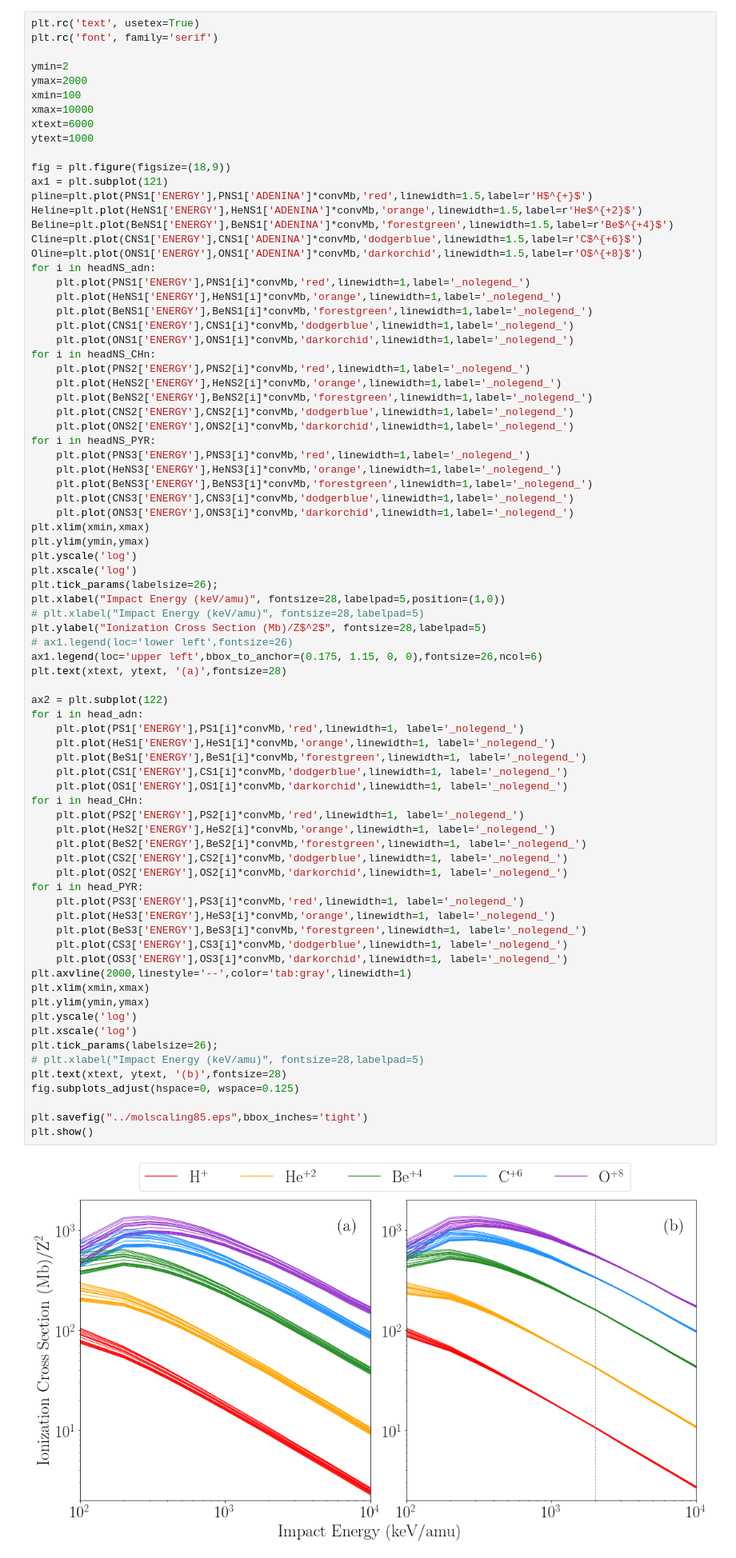
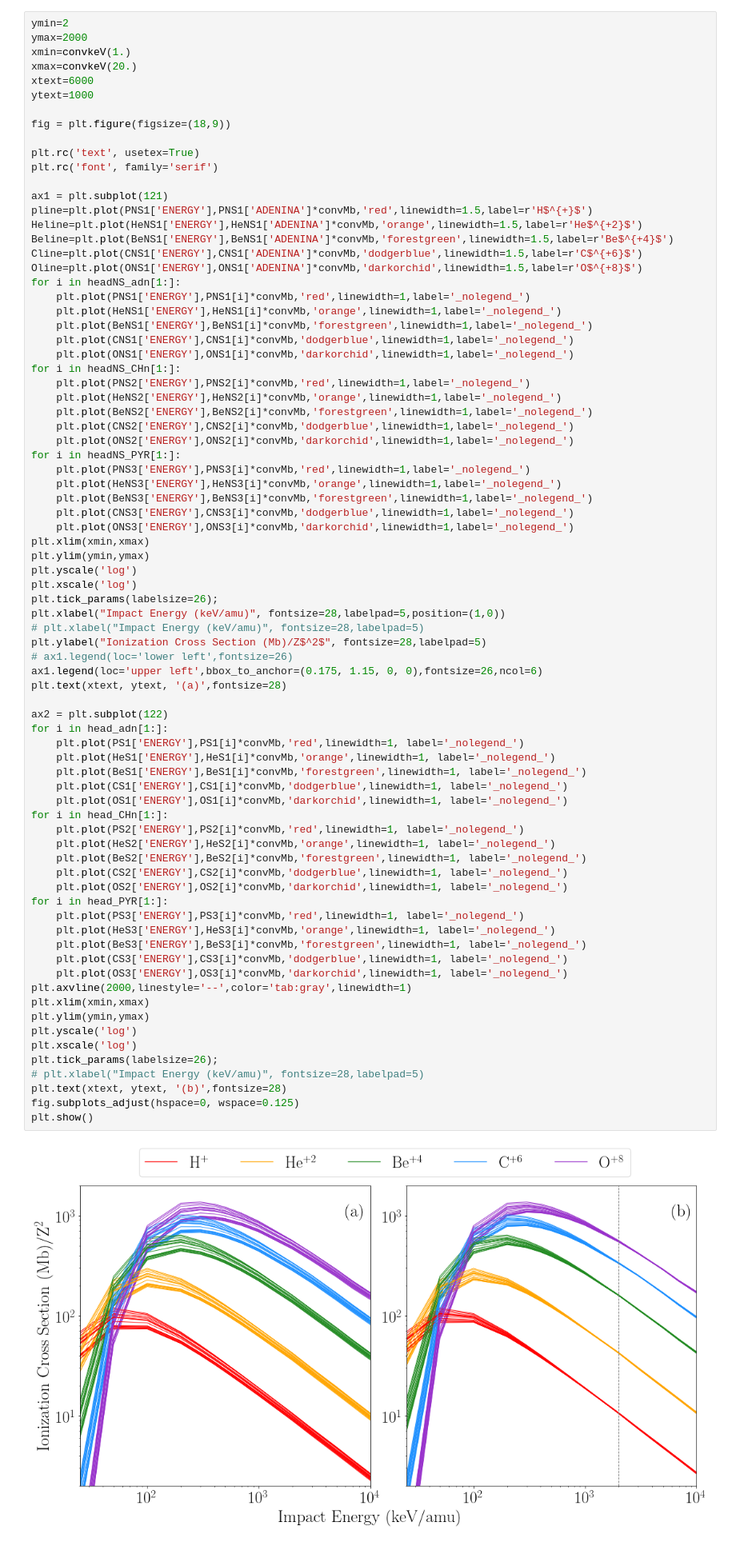
Before and after one commit to xiaogaogaoxiao/ionmol_stoi, a Jupyter notebook: figuras/graphs/molscaling.ipynb, the cells around one changed output. Shown at 80% size. Cells and saved outputs as stored; diff of their text form.

```diff
--- a/figuras/graphs/molscaling.ipynb
+++ b/figuras/graphs/molscaling.ipynb
@@ -69,34 +52,35 @@ def convkeV(x):
 # %%
-plt.rc('text', usetex=True)
-plt.rc('font', family='serif')
-
 ymin=2
 ymax=2000
-xmin=100
-xmax=10000
+xmin=convkeV(1.)
+xmax=convkeV(20.)
 xtext=6000
 ytext=1000
 
 fig = plt.figure(figsize=(18,9))
+
+plt.rc('text', usetex=True)
+plt.rc('font', family='serif')
+
 ax1 = plt.subplot(121)
 pline=plt.plot(PNS1['ENERGY'],PNS1['ADENINA']*convMb,'red',linewidth=1.5,label=r'H$^{+}$')
 Heline=plt.plot(HeNS1['ENERGY'],HeNS1['ADENINA']*convMb,'orange',linewidth=1.5,label=r'He$^{+2}$')
 Beline=plt.plot(BeNS1['ENERGY'],BeNS1['ADENINA']*convMb,'forestgreen',linewidth=1.5,label=r'Be$^{+4}$')
 Cline=plt.plot(CNS1['ENERGY'],CNS1['ADENINA']*convMb,'dodgerblue',linewidth=1.5,label=r'C$^{+6}$')
 Oline=plt.plot(ONS1['ENERGY'],ONS1['ADENINA']*convMb,'darkorchid',linewidth=1.5,label=r'O$^{+8}$')
-for i in headNS_adn:
+for i in headNS_adn[1:]:
     plt.plot(PNS1['ENERGY'],PNS1[i]*convMb,'red',linewidth=1,label='_nolegend_')
     plt.plot(HeNS1['ENERGY'],HeNS1[i]*convMb,'orange',linewidth=1,label='_nolegend_')
     plt.plot(BeNS1['ENERGY'],BeNS1[i]*convMb,'forestgreen',linewidth=1,label='_nolegend_')
     plt.plot(CNS1['ENERGY'],CNS1[i]*convMb,'dodgerblue',linewidth=1,label='_nolegend_')
     plt.plot(ONS1['ENERGY'],ONS1[i]*convMb,'darkorchid',linewidth=1,label='_nolegend_')
-for i in headNS_CHn:
+for i in headNS_CHn[1:]:
     plt.plot(PNS2['ENERGY'],PNS2[i]*convMb,'red',linewidth=1,label='_nolegend_')
     plt.plot(HeNS2['ENERGY'],HeNS2[i]*convMb,'orange',linewidth=1,label='_nolegend_')
     plt.plot(BeNS2['ENERGY'],BeNS2[i]*convMb,'forestgreen',linewidth=1,label='_nolegend_')
     plt.plot(CNS2['ENERGY'],CNS2[i]*convMb,'dodgerblue',linewidth=1,label='_nolegend_')
     plt.plot(ONS2['ENERGY'],ONS2[i]*convMb,'darkorchid',linewidth=1,label='_nolegend_')
-for i in headNS_PYR:
+for i in headNS_PYR[1:]:
     plt.plot(PNS3['ENERGY'],PNS3[i]*convMb,'red',linewidth=1,label='_nolegend_')
     plt.plot(HeNS3['ENERGY'],HeNS3[i]*convMb,'orange',linewidth=1,label='_nolegend_')
     plt.plot(BeNS3['ENERGY'],BeNS3[i]*convMb,'forestgreen',linewidth=1,label='_nolegend_')
@@ -114,36 +98,34 @@ plt.ylabel("Ionization Cross Section (Mb)/Z$^2$", fontsize=28,labelpad=5)
 ax1.legend(loc='upper left',bbox_to_anchor=(0.175, 1.15, 0, 0),fontsize=26,ncol=6)
 plt.text(xtext, ytext, '(a)',fontsize=28)
 
 ax2 = plt.subplot(122)
-for i in head_adn:
+for i in head_adn[1:]:
     plt.plot(PS1['ENERGY'],PS1[i]*convMb,'red',linewidth=1, label='_nolegend_')
     plt.plot(HeS1['ENERGY'],HeS1[i]*convMb,'orange',linewidth=1, label='_nolegend_')
     plt.plot(BeS1['ENERGY'],BeS1[i]*convMb,'forestgreen',linewidth=1, label='_nolegend_')
     plt.plot(CS1['ENERGY'],CS1[i]*convMb,'dodgerblue',linewidth=1, label='_nolegend_')
     plt.plot(OS1['ENERGY'],OS1[i]*convMb,'darkorchid',linewidth=1, label='_nolegend_')
-for i in head_CHn:
+for i in head_CHn[1:]:
     plt.plot(PS2['ENERGY'],PS2[i]*convMb,'red',linewidth=1, label='_nolegend_')
     plt.plot(HeS2['ENERGY'],HeS2[i]*convMb,'orange',linewidth=1, label='_nolegend_')
     plt.plot(BeS2['ENERGY'],BeS2[i]*convMb,'forestgreen',linewidth=1, label='_nolegend_')
     plt.plot(CS2['ENERGY'],CS2[i]*convMb,'dodgerblue',linewidth=1, label='_nolegend_')
     plt.plot(OS2['ENERGY'],OS2[i]*convMb,'darkorchid',linewidth=1, label='_nolegend_')
-for i in head_PYR:
+for i in head_PYR[1:]:
     plt.plot(PS3['ENERGY'],PS3[i]*convMb,'red',linewidth=1, label='_nolegend_')
     plt.plot(HeS3['ENERGY'],HeS3[i]*convMb,'orange',linewidth=1, label='_nolegend_')
     plt.plot(BeS3['ENERGY'],BeS3[i]*convMb,'forestgreen',linewidth=1, label='_nolegend_')
     plt.plot(CS3['ENERGY'],CS3[i]*convMb,'dodgerblue',linewidth=1, label='_nolegend_')
     plt.plot(OS3['ENERGY'],OS3[i]*convMb,'darkorchid',linewidth=1, label='_nolegend_')
 plt.axvline(2000,linestyle='--',color='tab:gray',linewidth=1)
 plt.xlim(xmin,xmax)
 plt.ylim(ymin,ymax)
 plt.yscale('log')
 plt.xscale('log')
 plt.tick_params(labelsize=26);
 # plt.xlabel("Impact Energy (keV/amu)", fontsize=28,labelpad=5)
 plt.text(xtext, ytext, '(b)',fontsize=28)
 fig.subplots_adjust(hspace=0, wspace=0.125)
-
-plt.savefig("../molscaling85.eps",bbox_inches='tight')
 plt.show()
 # %% [output]
-[figure, old version]
+[figure, new version]
```
Also changed, not shown: parts of 50 cells of this notebook, 8 other files.
